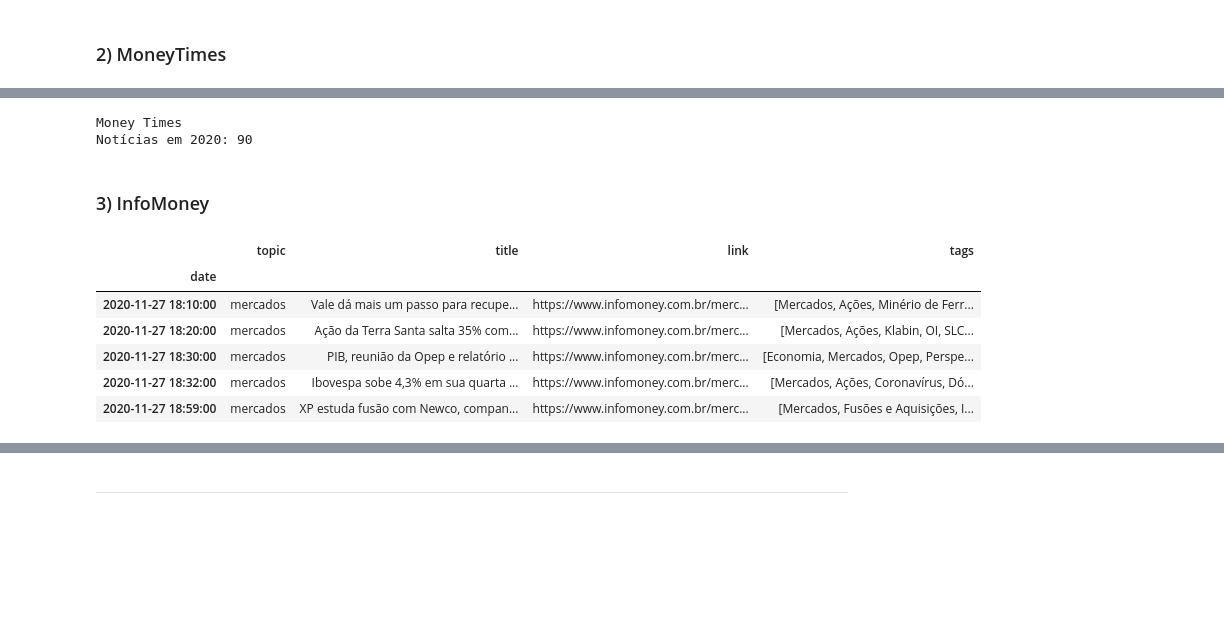
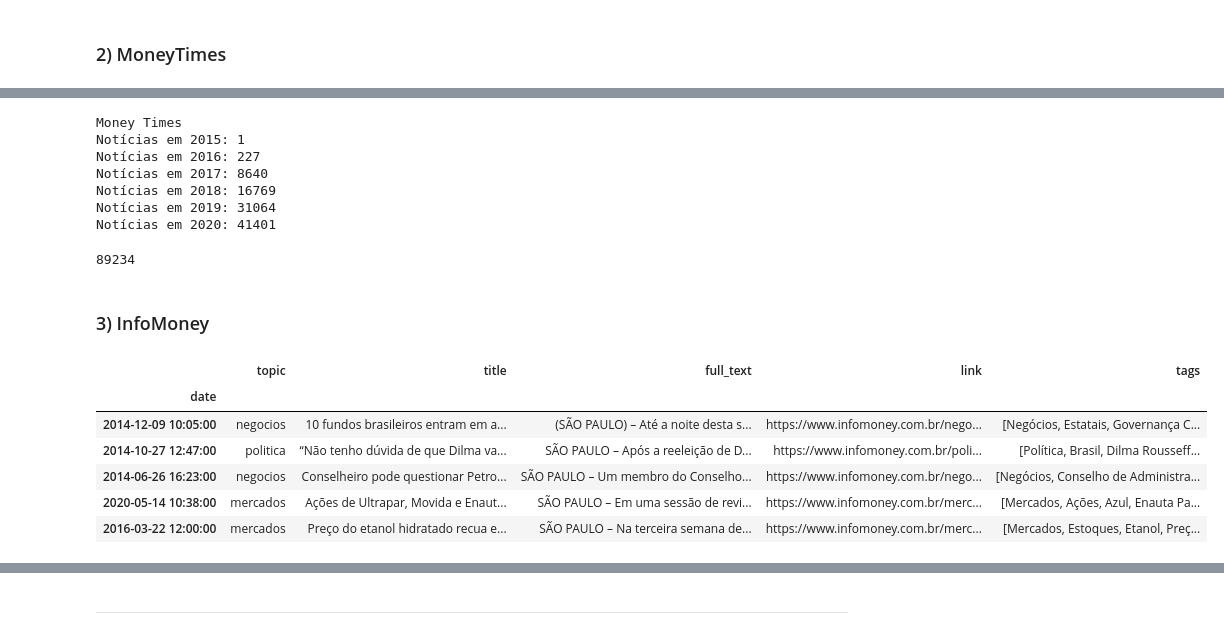
Before and after one commit to mso13/BrazilianFinancialNews, a Jupyter notebook: src/EDA/Exploratory Data Analysis (EDA) on Financial News Textual Content.ipynb, the cells around one changed output, grey strips where cells are left out. Saved outputs shown, nothing was run; the diff lists cells and outputs as text; code cells hidden in the pictures; blank space fills up the shorter version.

```diff
--- a/src/EDA/Exploratory Data Analysis (EDA) on Financial News Textual Content.ipynb
+++ b/src/EDA/Exploratory Data Analysis (EDA) on Financial News Textual Content.ipynb
@@ -135,11 +147,25 @@ df_moneytimes['topic'].value_counts()[:10].plot(kind='barh')
 # %%
 print ('Money Times')
 
-# Number of news per year (2020)
-print('Notícias em 2020: {}'.format(df_moneytimes.loc['2020-01-01':'2020-12-31'].shape[0]))
+# Number of news per year
+for year in range (2015, 2021):
+
+    start_date = '{}-01-01'.format(year)
+    end_date = '{}-12-31'.format(year)
+
+    print('Notícias em {}: {}'.format(year, df_moneytimes.loc[start_date:end_date].shape[0]))
 # %% [output]
 Money Times
-Notícias em 2020: 90
+Notícias em 2015: 1
+Notícias em 2016: 227
+Notícias em 2017: 8640
+Notícias em 2018: 16769
+Notícias em 2019: 31064
+Notícias em 2020: 41401
+# %%
+print (sum([16769, 31064, 41401]))
+# %% [output]
+89234
 # %% [markdown]
 ### 3) InfoMoney
 # %%
@@ -168,16 +194,16 @@ df_infomoney.set_index('date', inplace=True)
 
 # Order by date
 df_infomoney.sort_index(inplace=True)
-# %%
-df_infomoney.head()
-# %% [output]
-|  | topic | title | link | tags |
-| date |  |  |  |  |
-| 2020-11-27 18:10:00 | mercados | Vale dá mais um passo para recupe... | https://www.infomoney.com.br/merc... | [Mercados, Ações, Minério de Ferr... |
-| 2020-11-27 18:20:00 | mercados | Ação da Terra Santa salta 35% com... | https://www.infomoney.com.br/merc... | [Mercados, Ações, Klabin, OI, SLC... |
-| 2020-11-27 18:30:00 | mercados | PIB, reunião da Opep e relatório ... | https://www.infomoney.com.br/merc... | [Economia, Mercados, Opep, Perspe... |
-| 2020-11-27 18:32:00 | mercados | Ibovespa sobe 4,3% em sua quarta ... | https://www.infomoney.com.br/merc... | [Mercados, Ações, Coronavírus, Dó... |
-| 2020-11-27 18:59:00 | mercados | XP estuda fusão com Newco, compan... | https://www.infomoney.com.br/merc... | [Mercados, Fusões e Aquisições, I... |
+# %%
+df_infomoney.sample(5)
+# %% [output]
+|  | topic | title | full_text | link | tags |
+| date |  |  |  |  |  |
+| 2014-12-09 10:05:00 | negocios | 10 fundos brasileiros entram em a... | (SÃO PAULO) – Até a noite desta s... | https://www.infomoney.com.br/nego... | [Negócios, Estatais, Governança C... |
+| 2014-10-27 12:47:00 | politica | “Não tenho dúvida de que Dilma va... | SÃO PAULO – Após a reeleição de D... | https://www.infomoney.com.br/poli... | [Política, Brasil, Dilma Rousseff... |
+| 2014-06-26 16:23:00 | negocios | Conselheiro pode questionar Petro... | SÃO PAULO – Um membro do Conselho... | https://www.infomoney.com.br/nego... | [Negócios, Conselho de Administra... |
+| 2020-05-14 10:38:00 | mercados | Ações de Ultrapar, Movida e Enaut... | SÃO PAULO – Em uma sessão de revi... | https://www.infomoney.com.br/merc... | [Mercados, Ações, Azul, Enauta Pa... |
+| 2016-03-22 12:00:00 | mercados | Preço do etanol hidratado recua e... | SÃO PAULO – Na terceira semana de... | https://www.infomoney.com.br/merc... | [Mercados, Estoques, Etanol, Preç... |
 # %%
 df_infomoney.info()
 # %% [output]
```
Also changed, not shown: parts of 22 cells of this notebook, 13 other files.
